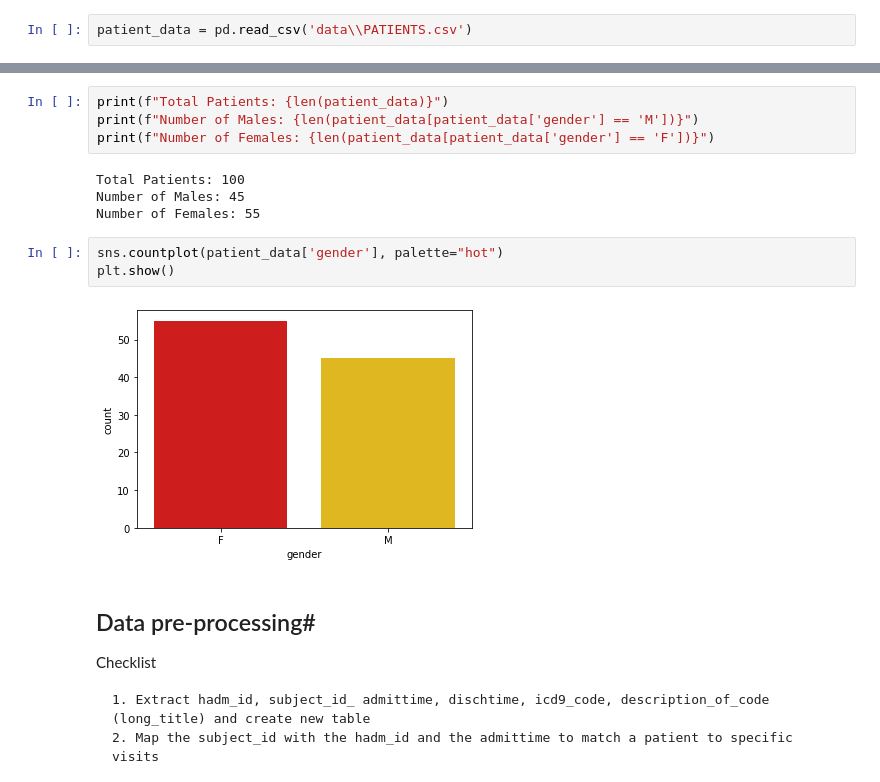
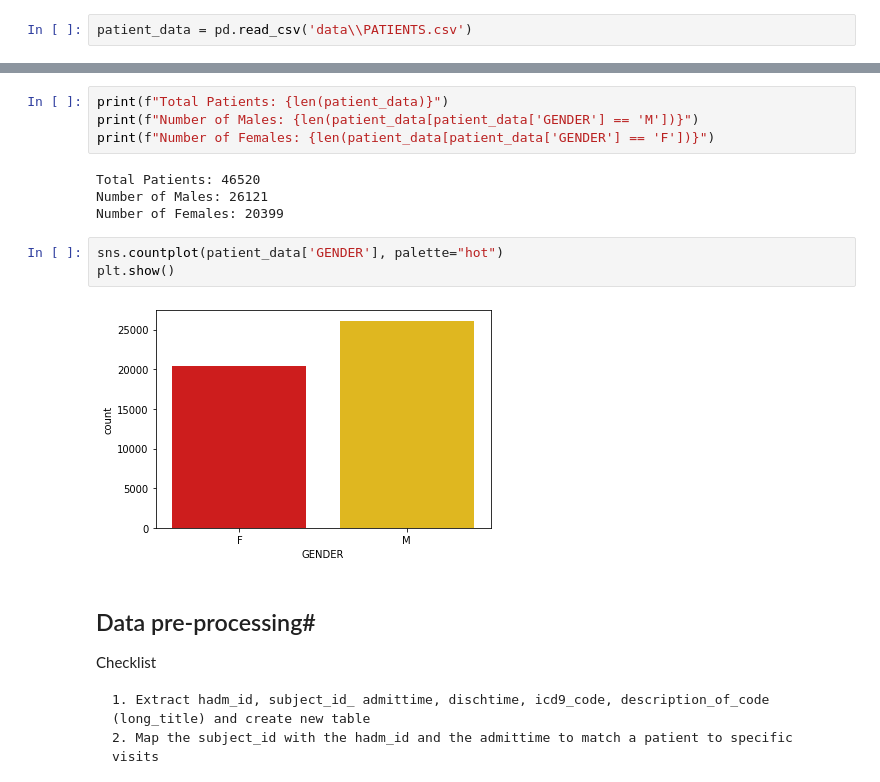
Before and after one commit to Assassinsarms/Disease-Prognosis-Prediction-using-Longitudinal-Electronic-Health-Records-and-Gated-Recurrent-Units, a Jupyter notebook: Aaron_Mir_INM706_Coursework.ipynb, the cells around one changed output, grey strips where cells are left out. Drawn from its saved outputs; the diff is of its cells as text.

Commit message:
Updated to add real MIMIC-III data

```diff
--- a/Aaron_Mir_INM706_Coursework.ipynb
+++ b/Aaron_Mir_INM706_Coursework.ipynb
@@ -153,16 +155,16 @@ patient_data.head()
 # %%
 print(f"Total Patients: {len(patient_data)}")
-print(f"Number of Males: {len(patient_data[patient_data['gender'] == 'M'])}")
-print(f"Number of Females: {len(patient_data[patient_data['gender'] == 'F'])}")
+print(f"Number of Males: {len(patient_data[patient_data['GENDER'] == 'M'])}")
+print(f"Number of Females: {len(patient_data[patient_data['GENDER'] == 'F'])}")
 # %% [output]
-Total Patients: 100
-Number of Males: 45
-Number of Females: 55
+Total Patients: 46520
+Number of Males: 26121
+Number of Females: 20399
 # %%
-sns.countplot(patient_data['gender'], palette="hot")
+sns.countplot(patient_data['GENDER'], palette="hot")
 plt.show()
 # %% [output]
-[figure, old version]
+[figure, new version]
 # %% [markdown]
 ## Data pre-processing#
 
```
Also changed, not shown: parts of 24 cells of this notebook.
